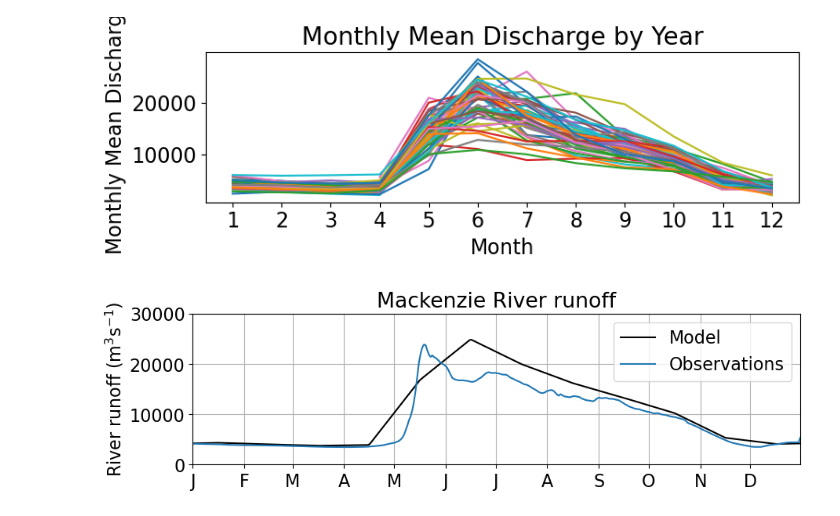
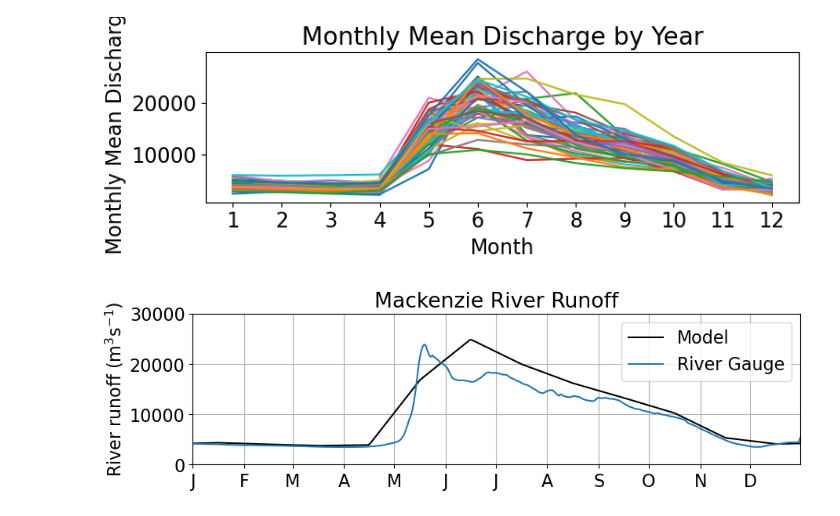
Before and after one commit to mjzahn/SASSIE_ECCO_salinity_stratification, a Jupyter notebook: notebooks/obs_model_comparison/Mackenzie_runoff.ipynb, the cells around one changed output. Saved outputs shown, nothing was run; the diff lists cells and outputs as text; code cells hidden in the pictures.

```diff
--- a/notebooks/obs_model_comparison/Mackenzie_runoff.ipynb
+++ b/notebooks/obs_model_comparison/Mackenzie_runoff.ipynb
@@ -160,21 +160,21 @@ model_clim = (runoff_da_beaufort.sel(time='2020')*beaufort_area).sum(dim=['i','j
 # %%
 plt.rcParams['font.size'] = 16
 
 model_clim.plot(color='k',figsize=[10,2.5],label='Model')
-obs_clim_da.plot(color='tab:blue',label='Observations')
+obs_clim_da.plot(color='tab:blue',label='River Gauge')
 plt.xlim([np.datetime64('2020-01-01'),np.datetime64('2020-12-31')])
 plt.xlabel("")
 plt.ylim(0,3e4)
 plt.legend()
 
 dates = pd.date_range('2020-01-01', '2020-12-01', freq='MS')
 plt.xticks(ticks=dates, labels=['J', 'F', 'M', 'A', 'M', 'J', 'J', 'A', 'S', 'O', 'N', 'D'])
 
 plt.ylabel("River runoff (m$^3$s$^{-1}$)")
-plt.title("Mackenzie River runoff")
+plt.title("Mackenzie River Runoff")
 plt.grid();
 
 plt.savefig('/home/jpluser/git_repos/SASSIE_ECCO_salinity_stratification/figures/mack_runoff_climatology.png',
             dpi=300, bbox_inches='tight')
 # %% [output]
-[figure, old version]
+[figure, new version]
```
Also changed, not shown: parts of 2 cells of this notebook, 9 other files.
